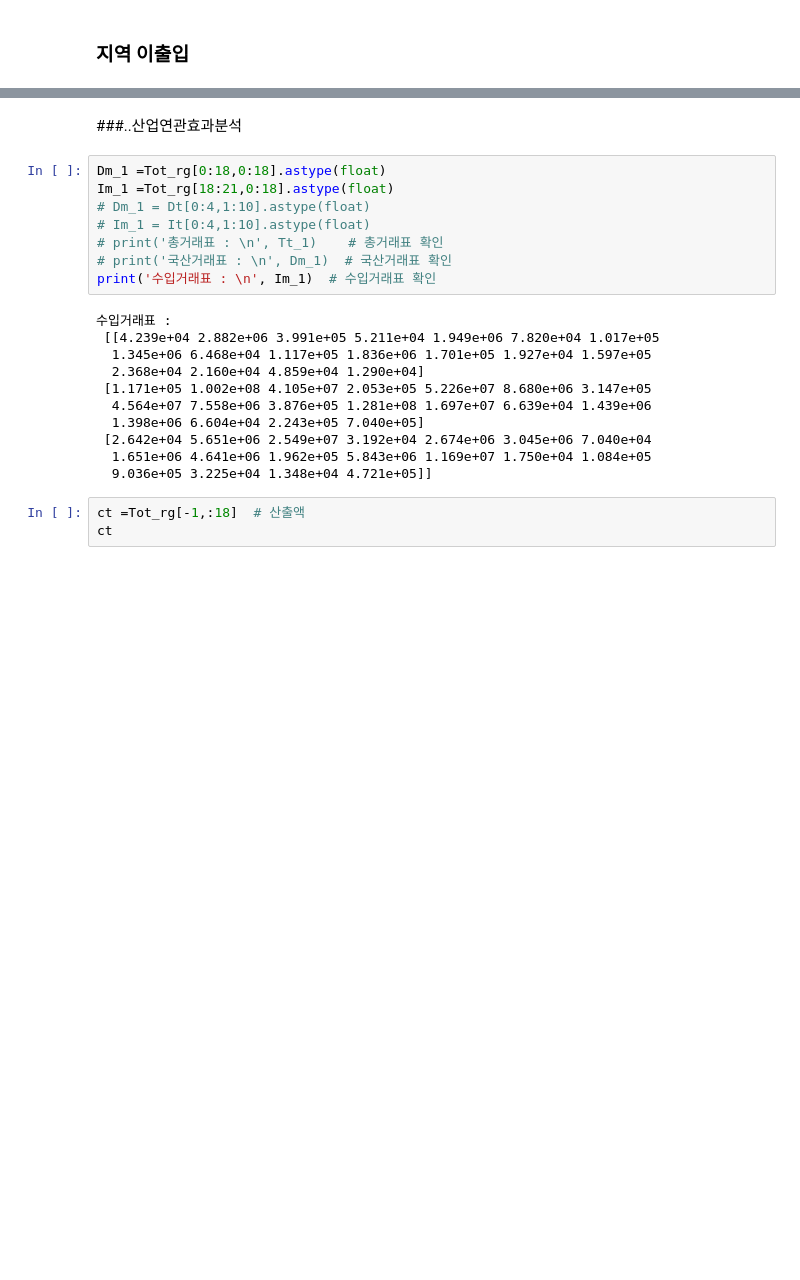
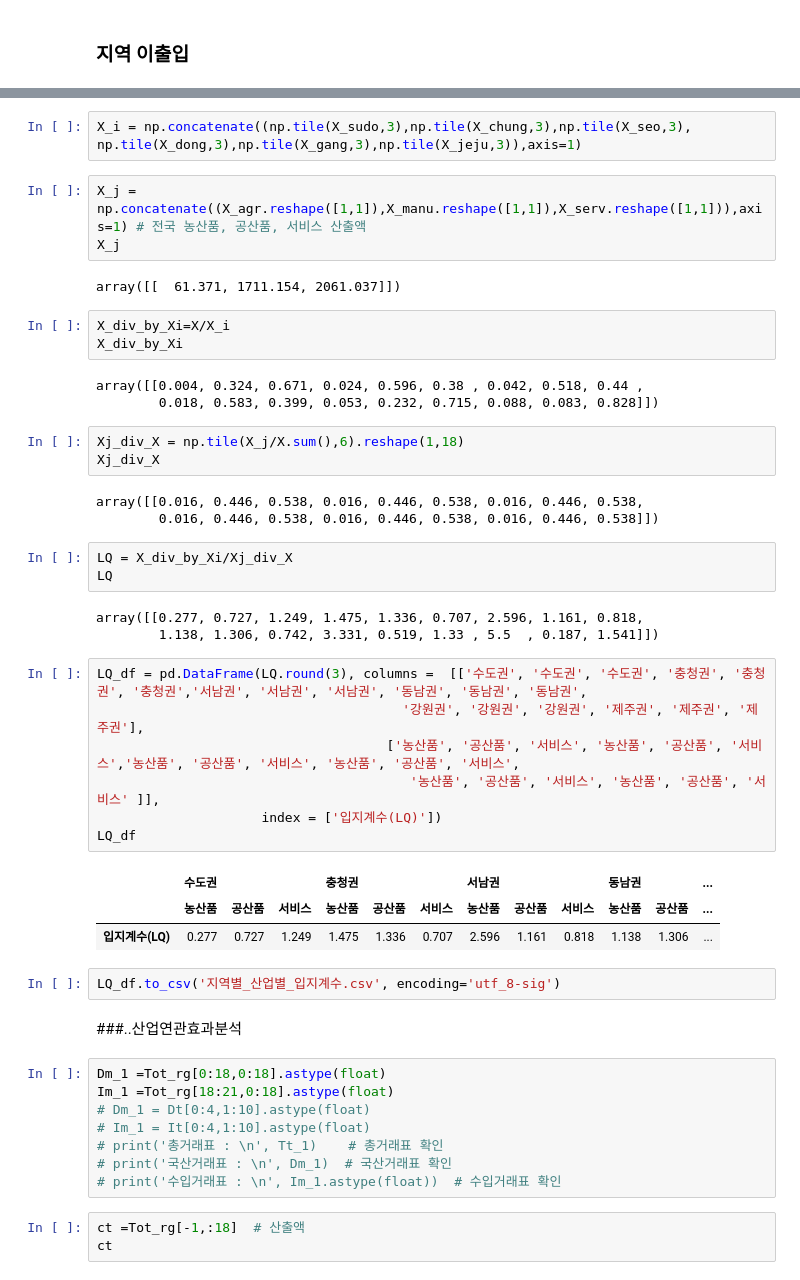
Before and after one commit to Tom-Jung/legendary-funicular, a Jupyter notebook: Ch7. 지역산업연관분석.ipynb, the cells around one changed output, grey strips where cells are left out. Cells and saved outputs as stored; diff of their text form; blank space fills up the shorter version.

```diff
--- a/Ch7. 지역산업연관분석.ipynb
+++ b/Ch7. 지역산업연관분석.ipynb
@@ -522,3 +679,41 @@ CT_IND.to_csv('산출액_산업별_지역별_비중.csv', encoding='utf_8-sig')
+# %%
+X_i = np.concatenate((np.tile(X_sudo,3),np.tile(X_chung,3),np.tile(X_seo,3), np.tile(X_dong,3),np.tile(X_gang,3),np.tile(X_jeju,3)),axis=1)
+# %%
+X_j = np.concatenate((X_agr.reshape([1,1]),X_manu.reshape([1,1]),X_serv.reshape([1,1])),axis=1) # 전국 농산품, 공산품, 서비스 산출액
+X_j
+# %% [output]
+array([[  61.371, 1711.154, 2061.037]])
+# %%
+X_div_by_Xi=X/X_i
+X_div_by_Xi
+# %% [output]
+array([[0.004, 0.324, 0.671, 0.024, 0.596, 0.38 , 0.042, 0.518, 0.44 ,
+        0.018, 0.583, 0.399, 0.053, 0.232, 0.715, 0.088, 0.083, 0.828]])
+# %%
+Xj_div_X = np.tile(X_j/X.sum(),6).reshape(1,18)
+Xj_div_X
+# %% [output]
+array([[0.016, 0.446, 0.538, 0.016, 0.446, 0.538, 0.016, 0.446, 0.538,
+        0.016, 0.446, 0.538, 0.016, 0.446, 0.538, 0.016, 0.446, 0.538]])
+# %%
+LQ = X_div_by_Xi/Xj_div_X
+LQ
+# %% [output]
+array([[0.277, 0.727, 1.249, 1.475, 1.336, 0.707, 2.596, 1.161, 0.818,
+        1.138, 1.306, 0.742, 3.331, 0.519, 1.33 , 5.5  , 0.187, 1.541]])
+# %%
+LQ_df = pd.DataFrame(LQ.round(3), columns =  [['수도권', '수도권', '수도권', '충청권', '충청권', '충청권','서남권', '서남권', '서남권', '동남권', '동남권', '동남권',
+                                       '강원권', '강원권', '강원권', '제주권', '제주권', '제주권'],
+                                     ['농산품', '공산품', '서비스', '농산품', '공산품', '서비스','농산품', '공산품', '서비스', '농산품', '공산품', '서비스',
+                                        '농산품', '공산품', '서비스', '농산품', '공산품', '서비스' ]],
+                     index = ['입지계수(LQ)'])
+LQ_df
+# %% [output]
+|  | 수도권 |  |  | 충청권 |  |  | 서남권 |  |  | 동남권 |  | ... |
+|  | 농산품 | 공산품 | 서비스 | 농산품 | 공산품 | 서비스 | 농산품 | 공산품 | 서비스 | 농산품 | 공산품 | ... |
+| 입지계수(LQ) | 0.277 | 0.727 | 1.249 | 1.475 | 1.336 | 0.707 | 2.596 | 1.161 | 0.818 | 1.138 | 1.306 | ... |
+# %%
+LQ_df.to_csv('지역별_산업별_입지계수.csv', encoding='utf_8-sig')
 # %% [markdown]
 ###..산업연관효과분석
 # %%
@@ -528,18 +723,7 @@ Im_1 =Tot_rg[18:21,0:18].astype(float)
 # Im_1 = It[0:4,1:10].astype(float)
 # print('총거래표 : \n', Tt_1)    # 총거래표 확인
 # print('국산거래표 : \n', Dm_1)  # 국산거래표 확인
-print('수입거래표 : \n', Im_1)  # 수입거래표 확인
+# print('수입거래표 : \n', Im_1.astype(float))  # 수입거래표 확인
-# %% [output]
-수입거래표 :
- [[4.239e+04 2.882e+06 3.991e+05 5.211e+04 1.949e+06 7.820e+04 1.017e+05
-  1.345e+06 6.468e+04 1.117e+05 1.836e+06 1.701e+05 1.927e+04 1.597e+05
-  2.368e+04 2.160e+04 4.859e+04 1.290e+04]
- [1.171e+05 1.002e+08 4.105e+07 2.053e+05 5.226e+07 8.680e+06 3.147e+05
-  4.564e+07 7.558e+06 3.876e+05 1.281e+08 1.697e+07 6.639e+04 1.439e+06
-  1.398e+06 6.604e+04 2.243e+05 7.040e+05]
- [2.642e+04 5.651e+06 2.549e+07 3.192e+04 2.674e+06 3.045e+06 7.040e+04
-  1.651e+06 4.641e+06 1.962e+05 5.843e+06 1.169e+07 1.750e+04 1.084e+05
-  9.036e+05 3.225e+04 1.348e+04 4.721e+05]]
 # %%
 ct =Tot_rg[-1,:18]  # 산출액
 ct
```
Also changed, not shown: parts of 17 cells of this notebook.
